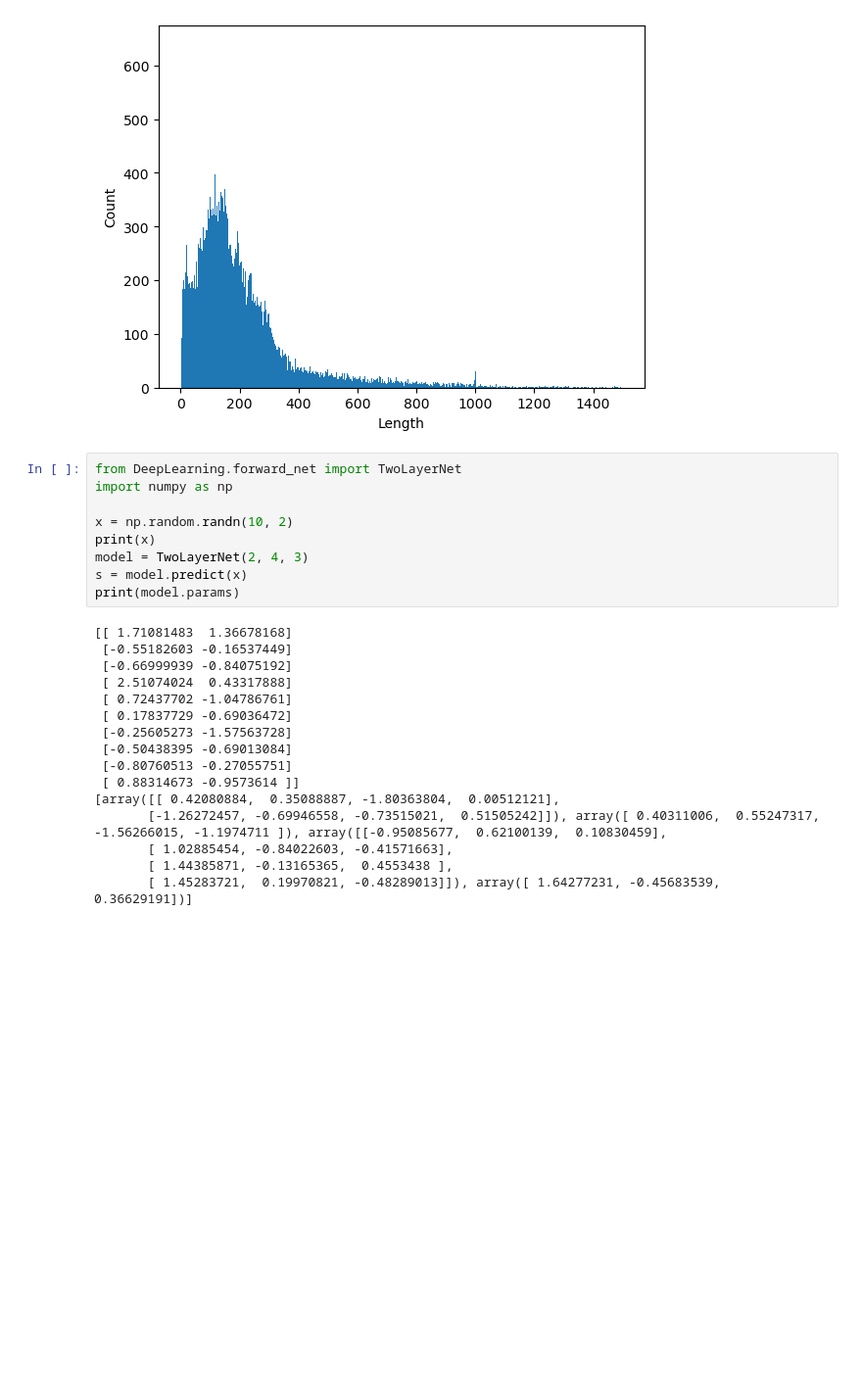
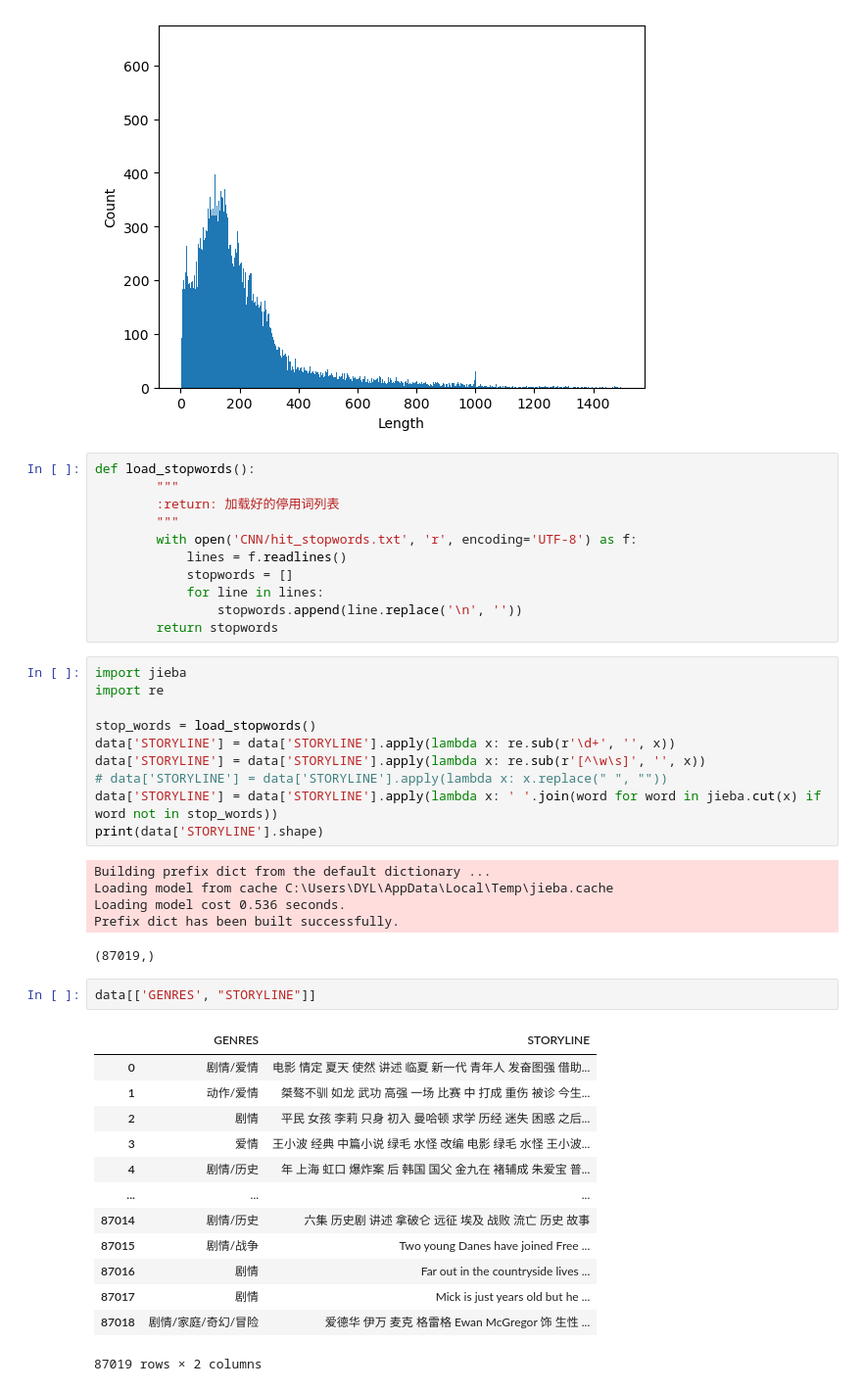
Before and after one commit to XSJWF/MachineLearning, a Jupyter notebook: practice.ipynb, the cells around one changed output. Shown: that part at 98% size. Drawn from its saved outputs; the diff is of its cells as text; blank space fills up the shorter version.

```diff
--- a/practice.ipynb
+++ b/practice.ipynb
@@ -65,28 +113,46 @@ plt.ylabel('Count')
 plt.show()
 # %% [output]
 [figure]
-# %%
-from DeepLearning.forward_net import TwoLayerNet
-import numpy as np
-
-x = np.random.randn(10, 2)
-print(x)
-model = TwoLayerNet(2, 4, 3)
-s = model.predict(x)
-print(model.params)
-# %% [output]
-[[ 1.71081483  1.36678168]
- [-0.55182603 -0.16537449]
- [-0.66999939 -0.84075192]
- [ 2.51074024  0.43317888]
- [ 0.72437702 -1.04786761]
- [ 0.17837729 -0.69036472]
- [-0.25605273 -1.57563728]
- [-0.50438395 -0.69013084]
- [-0.80760513 -0.27055751]
- [ 0.88314673 -0.9573614 ]]
-[array([[ 0.42080884,  0.35088887, -1.80363804,  0.00512121],
-       [-1.26272457, -0.69946558, -0.73515021,  0.51505242]]), array([ 0.40311006,  0.55247317, -1.56266015, -1.1974711 ]), array([[-0.95085677,  0.62100139,  0.10830459],
-       [ 1.02885454, -0.84022603, -0.41571663],
-       [ 1.44385871, -0.13165365,  0.4553438 ],
-       [ 1.45283721,  0.19970821, -0.48289013]]), array([ 1.64277231, -0.45683539,  0.36629191])]
+# %%
+def load_stopwords():
+        """
+        :return: 加载好的停用词列表
+        """
+        with open('CNN/hit_stopwords.txt', 'r', encoding='UTF-8') as f:
+            lines = f.readlines()
+            stopwords = []
+            for line in lines:
+                stopwords.append(line.replace('\n', ''))
+        return stopwords
+# %%
+import jieba
+import re
+
+stop_words = load_stopwords()
+data['STORYLINE'] = data['STORYLINE'].apply(lambda x: re.sub(r'\d+', '', x))
+data['STORYLINE'] = data['STORYLINE'].apply(lambda x: re.sub(r'[^\w\s]', '', x))
+# data['STORYLINE'] = data['STORYLINE'].apply(lambda x: x.replace(" ", ""))
+data['STORYLINE'] = data['STORYLINE'].apply(lambda x: ' '.join(word for word in jieba.cut(x) if word not in stop_words))
+print(data['STORYLINE'].shape)
+# %% [output]
+Building prefix dict from the default dictionary ...
+Loading model from cache C:\Users\DYL\AppData\Local\Temp\jieba.cache
+Loading model cost 0.536 seconds.
+Prefix dict has been built successfully.
+(87019,)
+# %%
+data[['GENRES', "STORYLINE"]]
+# %% [output]
+|  | GENRES | STORYLINE |
+| 0 | 剧情/爱情 | 电影 情定 夏天 使然 讲述 临夏 新一代 青年人 发奋图强 借助... |
+| 1 | 动作/爱情 | 桀骜不驯 如龙 武功 高强 一场 比赛 中 打成 重伤 被诊 今生... |
+| 2 | 剧情 | 平民 女孩 李莉 只身 初入 曼哈顿 求学 历经 迷失 困惑 之后... |
+| 3 | 爱情 | 王小波 经典 中篇小说 绿毛 水怪 改编 电影 绿毛 水怪 王小波... |
+| 4 | 剧情/历史 | 年 上海 虹口 爆炸案 后 韩国 国父 金九在 褚辅成 朱爱宝 普... |
+| ... | ... | ... |
+| 87014 | 剧情/历史 | 六集 历史剧 讲述 拿破仑 远征 埃及 战败 流亡 历史 故事 |
+| 87015 | 剧情/战争 | Two young Danes have joined Free ... |
+| 87016 | 剧情 | Far out in the countryside lives ... |
+| 87017 | 剧情 | Mick is just years old but he ... |
+| 87018 | 剧情/家庭/奇幻/冒险 | 爱德华 伊万 麦克 格雷格 Ewan McGregor 饰 生性 ... |
+87019 rows × 2 columns
```
Also changed, not shown: parts of 9 cells of this notebook, 7 other files.
